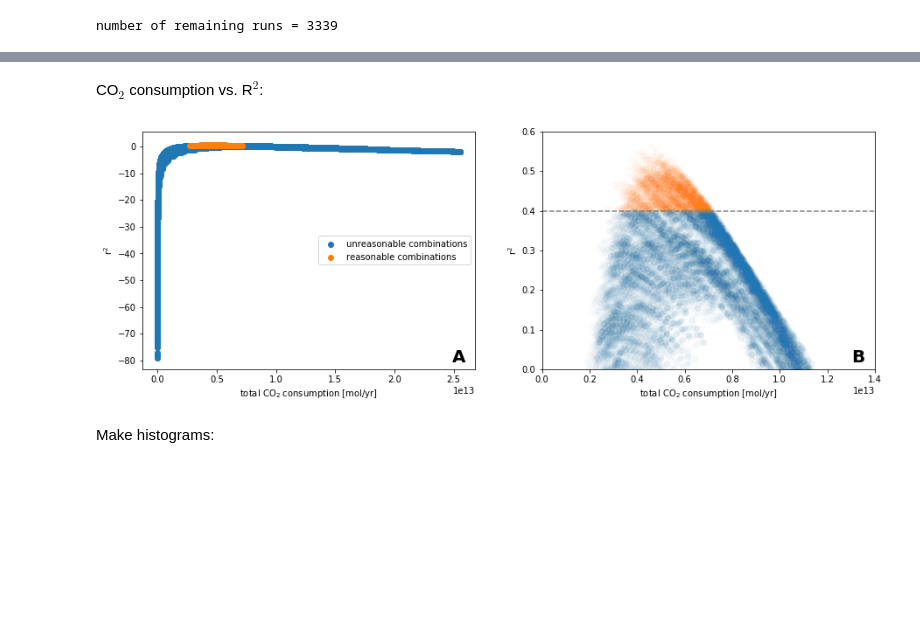
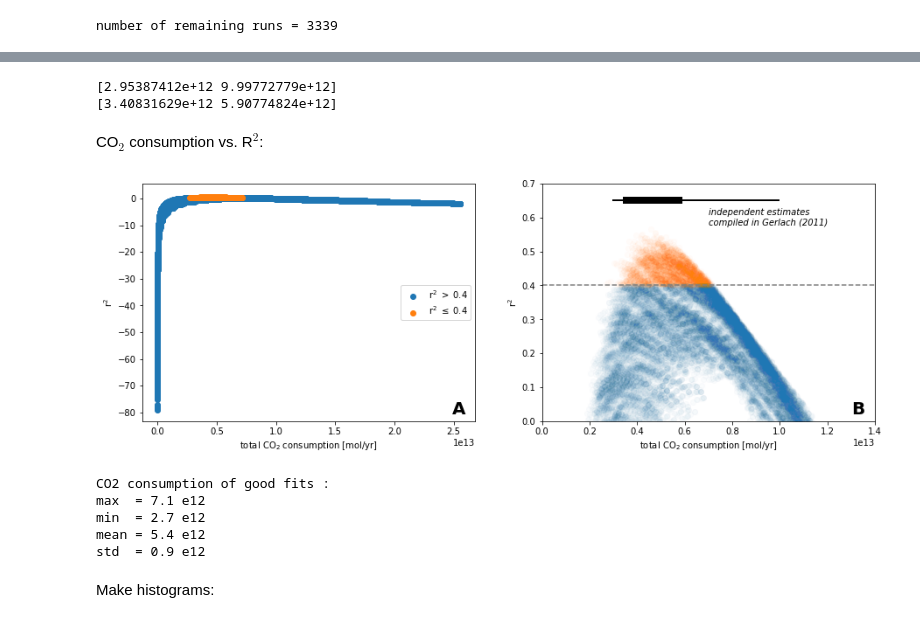
Before and after one commit to Swanson-Hysell-Group/GEOCLIM_Modern, a Jupyter notebook: Code/Notebooks/GEOCLIM_parameter_exploration.ipynb, the cells around one changed output, grey strips where cells are left out. Saved outputs shown, nothing was run; the diff lists cells and outputs as text; code cells hidden in the pictures; blank space fills up the shorter version.

```diff
--- a/Code/Notebooks/GEOCLIM_parameter_exploration.ipynb
+++ b/Code/Notebooks/GEOCLIM_parameter_exploration.ipynb
@@ -677,34 +684,66 @@ number of remaining runs = 3339
+# %%
+# Gt/y of CO2
+Gerlach_all = np.array([0.13, 0.44])
+Gerlach_preferred = np.array([0.15, 0.26])
+
+# convert to mol/yr
+FW = 44.01
+Gerlach_all = (Gerlach_all * 1e9 * 1e6) / FW
+Gerlach_preferred = (Gerlach_preferred * 1e9 * 1e6) / FW
+
+print(Gerlach_all)
+print(Gerlach_preferred)
+# %% [output]
+[2.95387412e+12 9.99772779e+12]
+[3.40831629e+12 5.90774824e+12]
 # %% [markdown]
 CO$_{2}$ consumption vs. R$^{2}$:
 # %%
 fig, ax = plt.subplots(1,2,figsize=(15,5))
 
-ax[0].scatter(total_CO2_consumption[drop_inds], r2s[drop_inds], c='C0', label='unreasonable combinations')
-ax[0].scatter(best_filt_total_CO2_consumption, best_filt_r2s, c='C1', label='reasonable combinations')
+ax[0].scatter(total_CO2_consumption[drop_inds], r2s[drop_inds], c='C0', label='r$^{2}$ $>$ 0.4')
+ax[0].scatter(best_filt_total_CO2_consumption, best_filt_r2s, c='C1', label='r$^{2}$ $\leq$ 0.4')
 
 ax[0].set_xlabel('total CO$_{2}$ consumption [mol/yr]')
 ax[0].set_ylabel('r$^{2}$')
 ax[0].legend(loc='center right')
 
 ax[1].scatter(total_CO2_consumption[drop_inds], r2s[drop_inds], alpha=0.02, c='C0')
 ax[1].scatter(best_filt_total_CO2_consumption, best_filt_r2s, alpha=0.02, c='C1')
-ax[1].set_ylim(0,0.6)
+ax[1].set_ylim(0,0.7)
 ax[1].set_xlim(0,1.4e13)
 
 ax[1].axhline(0.4, ls='--', c='C7')
+
+ax[1].hlines(y=0.65, xmin=Gerlach_all[0], xmax=Gerlach_all[1], color='k', lw=2)
+ax[1].hlines(y=0.65, xmin=Gerlach_preferred[0], xmax=Gerlach_preferred[1], color='k', lw=8)
+ax[1].text(0.7e13, 0.6, 'independent estimates\ncompiled in Gerlach (2011)', style='italic', fontsize=10,
+           horizontalalignment='left', verticalalignment='center')
 
 ax[1].set_xlabel('total CO$_{2}$ consumption [mol/yr]')
 ax[1].set_ylabel('r$^{2}$')
 
 ax[0].text(0.95, 0.05, 'A', fontweight='bold', fontsize=20,
            horizontalalignment='center', verticalalignment='center', transform=ax[0].transAxes)
 ax[1].text(0.95, 0.05, 'B', fontweight='bold', fontsize=20,
            horizontalalignment='center', verticalalignment='center', transform=ax[1].transAxes)
 
 plt.savefig('../../Manuscript/Figures/W_vs_r2.pdf', bbox_inches='tight')
 plt.show(fig)
 # %% [output]
-[figure, old version]
+[figure, new version]
+# %%
+print('CO2 consumption of good fits :')
+print('max  = {:.1f} e12'.format(np.max(best_filt_total_CO2_consumption/1e12)))
+print('min  = {:.1f} e12'.format(np.min(best_filt_total_CO2_consumption/1e12)))
+print('mean = {:.1f} e12'.format(np.mean(best_filt_total_CO2_consumption/1e12)))
+print('std  = {:.1f} e12'.format(np.std(best_filt_total_CO2_consumption/1e12)))
+# %% [output]
+CO2 consumption of good fits :
+max  = 7.1 e12
+min  = 2.7 e12
+mean = 5.4 e12
+std  = 0.9 e12
 # %% [markdown]
 Make histograms:
 # %%
```
Also changed, not shown: parts of 1 cell of this notebook, 7 other files.
